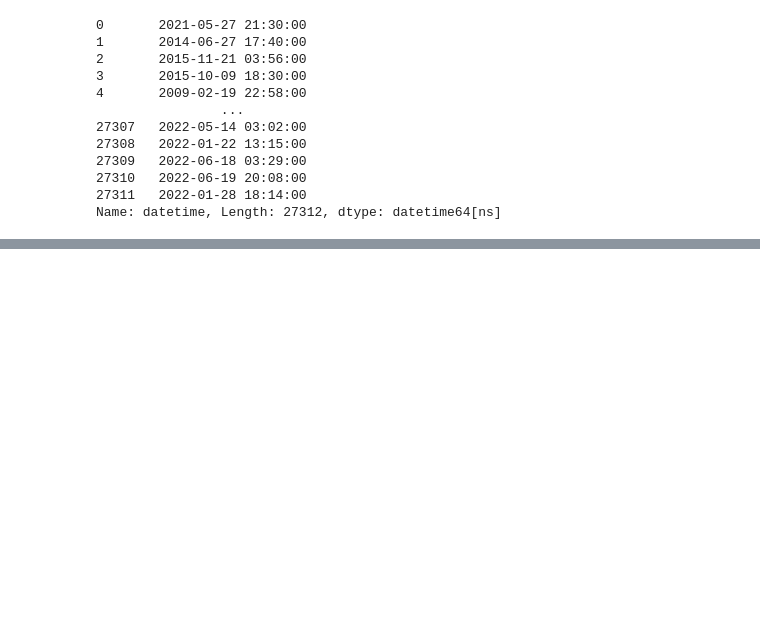
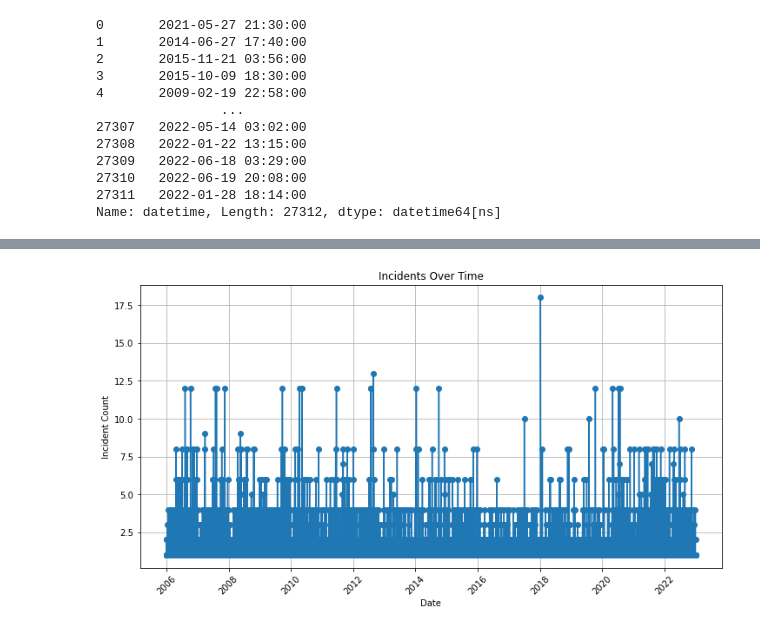
Before and after one commit to RyanJTalbot/MSDS, a Jupyter notebook: Vital Skills/Vital Skills for Data Science Specialization/Data Science as a Field/Project/NYPD.ipynb, the cells around one changed output, grey strips where cells are left out. Saved outputs shown, nothing was run; the diff lists cells and outputs as text; code cells hidden in the pictures; blank space fills up the shorter version.

```diff
--- a/Vital Skills/Vital Skills for Data Science Specialization/Data Science as a Field/Project/NYPD.ipynb
+++ b/Vital Skills/Vital Skills for Data Science Specialization/Data Science as a Field/Project/NYPD.ipynb
@@ -163,0 +342,25 @@ df = dff.copy()
+# %%
+import pandas as pd
+import matplotlib.pyplot as plt
+import seaborn as sns
+
+# Assuming you already have the DataFrame 'df' loaded with your data
+
+# Group the data by 'datetime' and count the number of incidents for each date
+incident_counts = df.groupby('datetime').size().reset_index(name='incident_count')
+
+# Use .to_numpy() to convert datetime and incident_count to NumPy arrays
+datetime_array = incident_counts['datetime'].to_numpy()
+incident_count_array = incident_counts['incident_count'].to_numpy()
+
+# Create the time series plot using matplotlib
+plt.figure(figsize=(12, 6))
+plt.plot(datetime_array, incident_count_array, marker='o', linestyle='-')
+plt.title('Incidents Over Time')
+plt.xlabel('Date')
+plt.ylabel('Incident Count')
+plt.xticks(rotation=45)
+plt.grid(True)
+plt.show()
+# %% [output]
+[figure, added]
```
Also changed, not shown: parts of 18 cells of this notebook, 14 other files.
